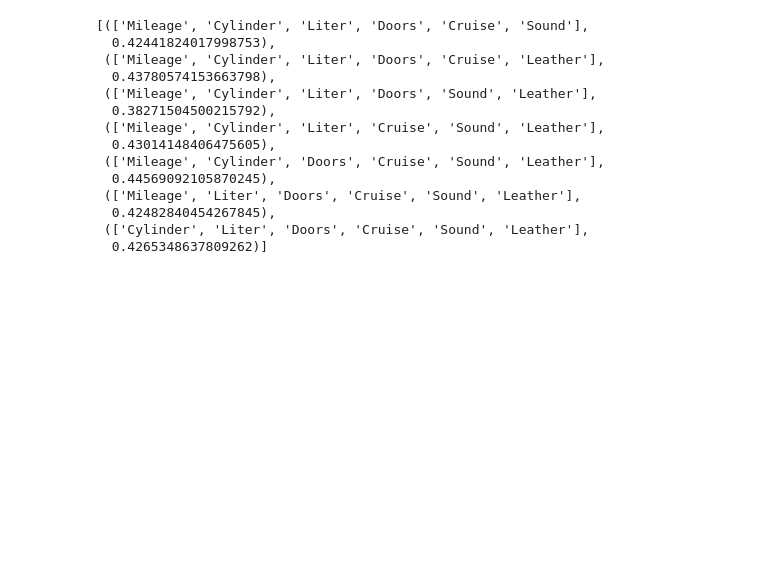
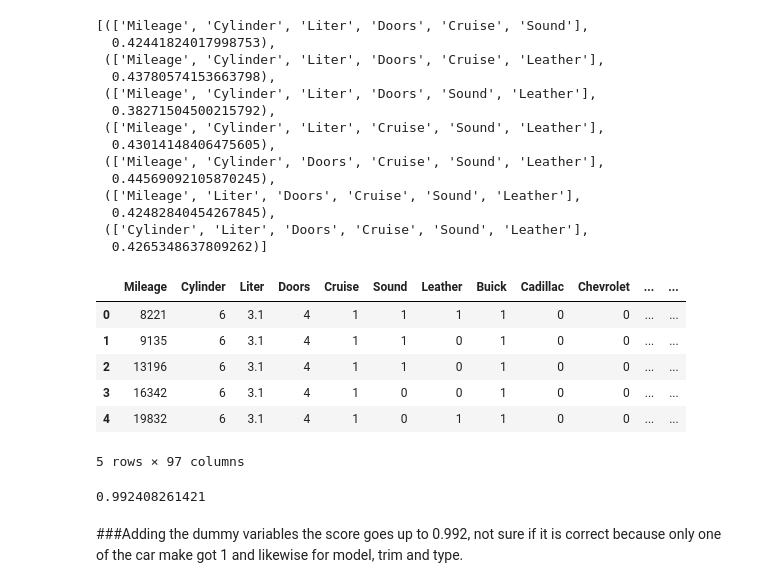
Before and after one commit to tiyd-python-2015-05/linear-regression, a Jupyter notebook: How Much is Your Car Worth.ipynb, the cells around one changed output. Drawn from its saved outputs; the diff is of its cells as text; code cells hidden in the pictures; blank space fills up the shorter version.

```diff
--- a/How Much is Your Car Worth.ipynb
+++ b/How Much is Your Car Worth.ipynb
@@ -128,3 +128,31 @@ choices
   0.42482840454267845),
  (['Cylinder', 'Liter', 'Doors', 'Cruise', 'Sound', 'Leather'],
   0.4265348637809262)]
+# %%
+make = pd.get_dummies(df["Make"])
+model = pd.get_dummies(df["Model"])
+trim = pd.get_dummies(df["Trim"])
+typ = pd.get_dummies(df["Type"])
+# %%
+data = df[col1].join(make)
+data = data.join(model)
+data = data.join(trim)
+data = data.join(typ)
+# %%
+data.head()
+# %% [output]
+|  | Mileage | Cylinder | Liter | Doors | Cruise | Sound | Leather | Buick | Cadillac | Chevrolet | ... | ... |
+| 0 | 8221 | 6 | 3.1 | 4 | 1 | 1 | 1 | 1 | 0 | 0 | ... | ... |
+| 1 | 9135 | 6 | 3.1 | 4 | 1 | 1 | 0 | 1 | 0 | 0 | ... | ... |
+| 2 | 13196 | 6 | 3.1 | 4 | 1 | 1 | 0 | 1 | 0 | 0 | ... | ... |
+| 3 | 16342 | 6 | 3.1 | 4 | 1 | 0 | 0 | 1 | 0 | 0 | ... | ... |
+| 4 | 19832 | 6 | 3.1 | 4 | 1 | 0 | 1 | 1 | 0 | 0 | ... | ... |
+5 rows × 97 columns
+# %%
+regression.fit(data, price)
+score = regression.score(data, price)
+print(score)
+# %% [output]
+0.992408261421
+# %% [markdown]
+###Adding the dummy variables the score goes up to 0.992, not sure if it is correct because only one of the car make got 1 and likewise for model, trim and type.
```
